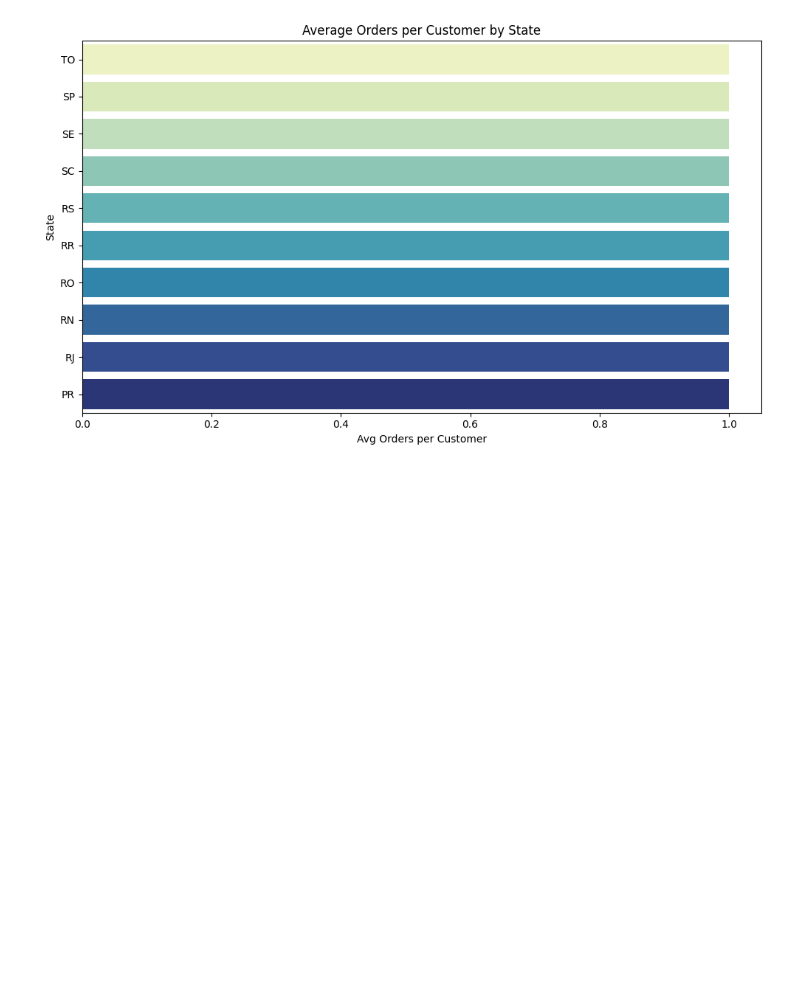
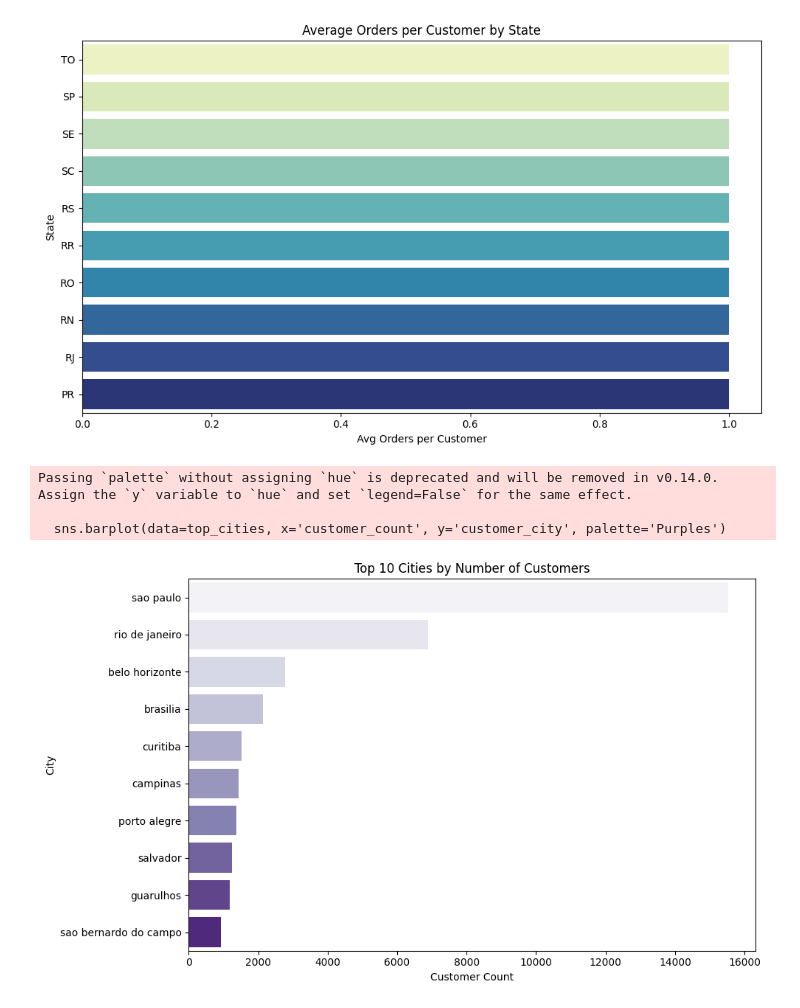
Before and after one commit to lalit1511/SQL_Projects, a Jupyter notebook: SQL_Brazilian_E_Commerce_Public_Dataset.ipynb, the cells around one changed output. Drawn from its saved outputs; the diff is of its cells as text; code cells hidden in the pictures; blank space fills up the shorter version.

```diff
--- a/SQL_Brazilian_E_Commerce_Public_Dataset.ipynb
+++ b/SQL_Brazilian_E_Commerce_Public_Dataset.ipynb
@@ -507,3 +507,27 @@ Passing `palette` without assigning `hue` is deprecated and will be removed in v
 
   sns.barplot(data=avg_orders, x='avg_orders_per_customer', y='customer_state', palette='YlGnBu')
 [figure]
+# %%
+#🏙️ 3. Top 10 Cities by Number of Customers
+top_cities = pd.read_sql_query("""
+SELECT
+    customer_city,
+    COUNT(DISTINCT customer_id) AS customer_count
+FROM customers
+GROUP BY customer_city
+ORDER BY customer_count DESC
+LIMIT 10;
+""", conn)
+
+plt.figure(figsize=(10, 6))
+sns.barplot(data=top_cities, x='customer_count', y='customer_city', palette='Purples')
+plt.title('Top 10 Cities by Number of Customers')
+plt.xlabel('Customer Count')
+plt.ylabel('City')
+plt.tight_layout()
+plt.show()
+# %% [output]
+Passing `palette` without assigning `hue` is deprecated and will be removed in v0.14.0. Assign the `y` variable to `hue` and set `legend=False` for the same effect.
+
+  sns.barplot(data=top_cities, x='customer_count', y='customer_city', palette='Purples')
+[figure, added]
```
Also changed, not shown: parts of 4 cells of this notebook.
